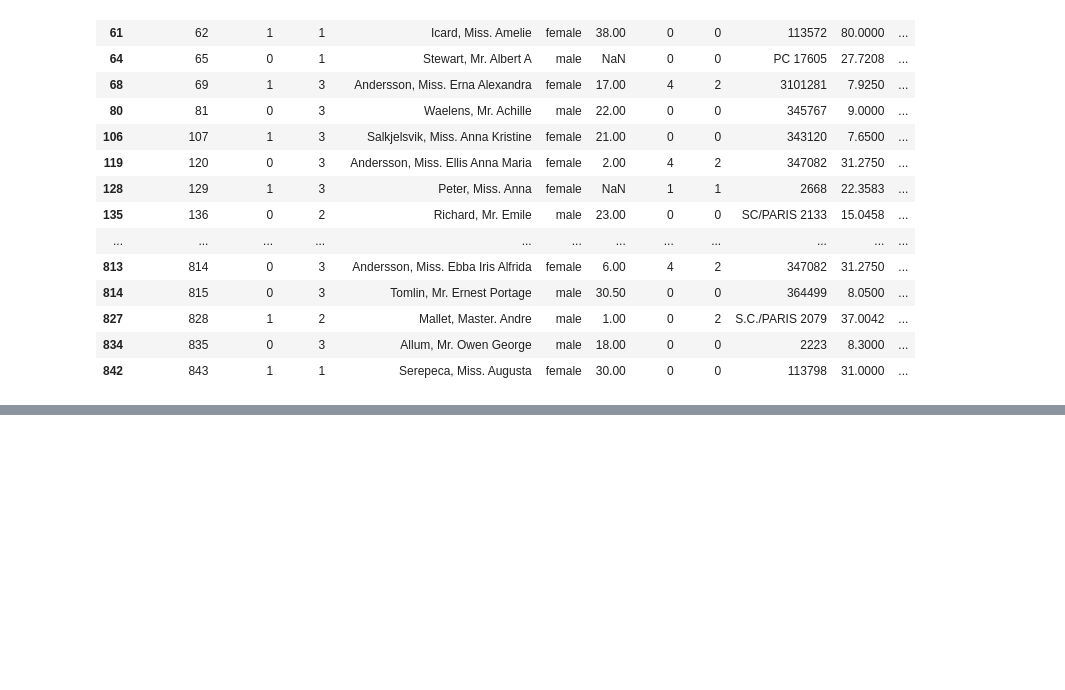
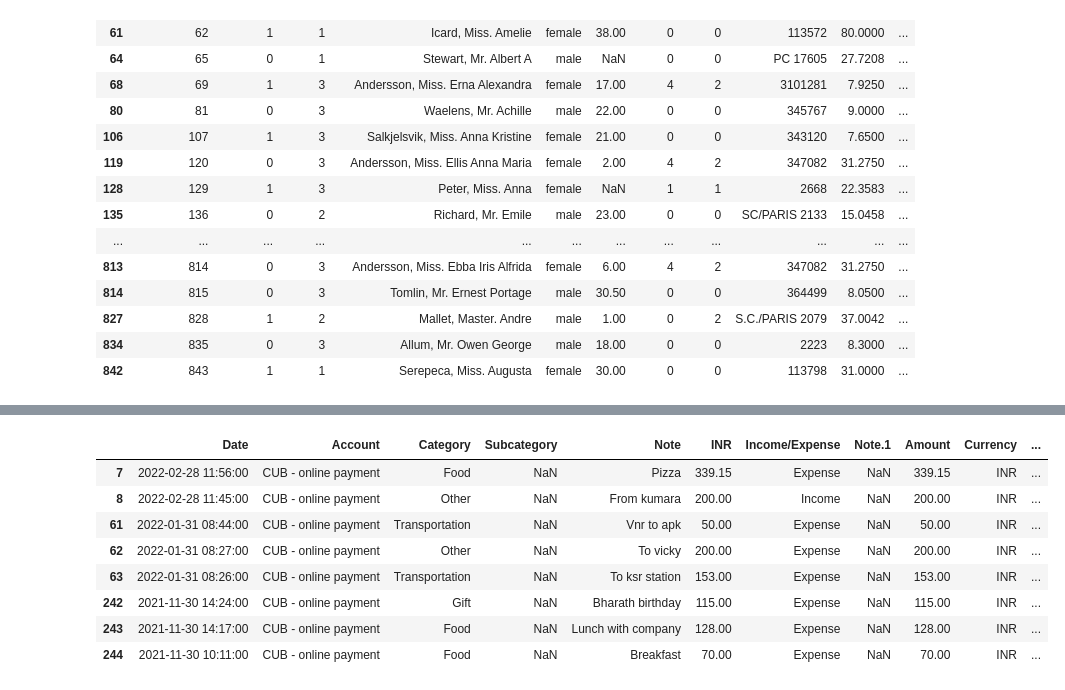
Before and after one commit to chandan0000/data_sc, a Jupyter notebook: dataframepandas/day5/ondasstring.ipynb, the cells around one changed output, grey strips where cells are left out. Drawn from its saved outputs; the diff is of its cells as text; code cells hidden in the pictures; blank space fills up the shorter version.

```diff
--- a/dataframepandas/day5/ondasstring.ipynb
+++ b/dataframepandas/day5/ondasstring.ipynb
@@ -209,0 +500,2 @@ df[df['firstname'].str.contains('^[aeiouAEIOU].+[aeiouAEIOU]$')]
+# %%
+df['month_name'] = df['Date'].dt.month_name()
@@ -209,0 +507,12 @@ df[df['firstname'].str.contains('^[aeiouAEIOU].+[aeiouAEIOU]$')]
+# %%
+df[df['Date'].dt.is_month_end]
+# %% [output]
+|  | Date | Account | Category | Subcategory | Note | INR | Income/Expense | Note.1 | Amount | Currency | ... |
+| 7 | 2022-02-28 11:56:00 | CUB - online payment | Food | NaN | Pizza | 339.15 | Expense | NaN | 339.15 | INR | ... |
+| 8 | 2022-02-28 11:45:00 | CUB - online payment | Other | NaN | From kumara | 200.00 | Income | NaN | 200.00 | INR | ... |
+| 61 | 2022-01-31 08:44:00 | CUB - online payment | Transportation | NaN | Vnr to apk | 50.00 | Expense | NaN | 50.00 | INR | ... |
+| 62 | 2022-01-31 08:27:00 | CUB - online payment | Other | NaN | To vicky | 200.00 | Expense | NaN | 200.00 | INR | ... |
+| 63 | 2022-01-31 08:26:00 | CUB - online payment | Transportation | NaN | To ksr station | 153.00 | Expense | NaN | 153.00 | INR | ... |
+| 242 | 2021-11-30 14:24:00 | CUB - online payment | Gift | NaN | Bharath birthday | 115.00 | Expense | NaN | 115.00 | INR | ... |
+| 243 | 2021-11-30 14:17:00 | CUB - online payment | Food | NaN | Lunch with company | 128.00 | Expense | NaN | 128.00 | INR | ... |
+| 244 | 2021-11-30 10:11:00 | CUB - online payment | Food | NaN | Breakfast | 70.00 | Expense | NaN | 70.00 | INR | ... |
```
Also changed, not shown: parts of 35 cells of this notebook, 9 other files.
